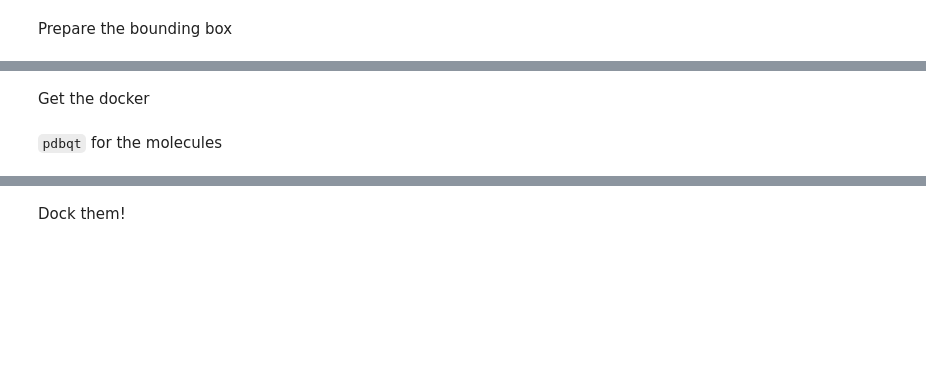
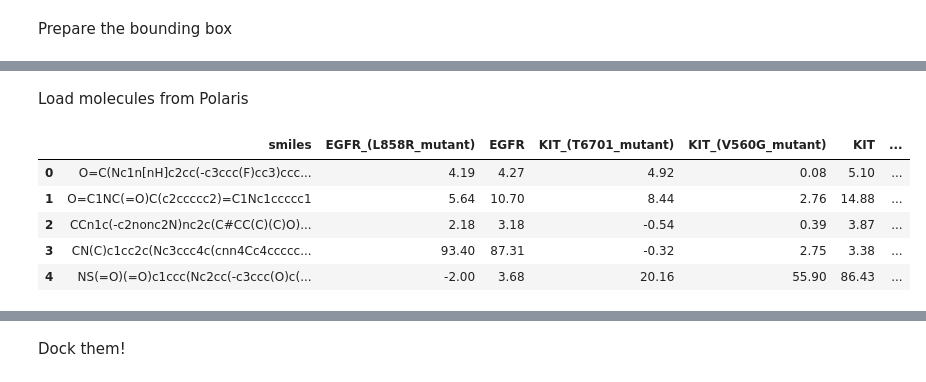
Before and after one commit to Peterdes/ml4dd, a Jupyter notebook: notebooks/smina_streamlined.ipynb, the cells around one changed output, grey strips where cells are left out. Drawn from its saved outputs; the diff is of its cells as text; code cells hidden in the pictures; blank space fills up the shorter version.

```diff
--- a/notebooks/smina_streamlined.ipynb
+++ b/notebooks/smina_streamlined.ipynb
@@ -58,2 +60,0 @@ Box(center=Point(x=-51.568, y=0.7765, z=23.5065), size=Point(x=11.748001, y=12.9
-# %% [markdown]
-Get the docker
@@ -64,2 +60,0 @@ docker=Docking(protein_pdbqt_file, box, num_poses=num_poses, exhaustiveness=exha
-# %% [markdown]
-`pdbqt` for the molecules
@@ -69,0 +61,12 @@ df_mols = dm.read_sdf(all_ligands_sdf_file, as_df=True, mol_column="mols", n_job
+# %% [markdown]
+Load molecules from Polaris
+# %%
+df_mols = pd.read_csv(settings.dataset_file).drop(columns=['UNIQUE_ID'])
+df_mols.head()
+# %% [output]
+|  | smiles | EGFR_(L858R_mutant) | EGFR | KIT_(T6701_mutant) | KIT_(V560G_mutant) | KIT | ... |
+| 0 | O=C(Nc1n[nH]c2cc(-c3ccc(F)cc3)ccc... | 4.19 | 4.27 | 4.92 | 0.08 | 5.10 | ... |
+| 1 | O=C1NC(=O)C(c2ccccc2)=C1Nc1ccccc1 | 5.64 | 10.70 | 8.44 | 2.76 | 14.88 | ... |
+| 2 | CCn1c(-c2nonc2N)nc2c(C#CC(C)(C)O)... | 2.18 | 3.18 | -0.54 | 0.39 | 3.87 | ... |
+| 3 | CN(C)c1cc2c(Nc3ccc4c(cnn4Cc4ccccc... | 93.40 | 87.31 | -0.32 | 2.75 | 3.38 | ... |
+| 4 | NS(=O)(=O)c1ccc(Nc2cc(-c3ccc(O)c(... | -2.00 | 3.68 | 20.16 | 55.90 | 86.43 | ... |
```
Also changed, not shown: parts of 18 cells of this notebook, 10 other files.
